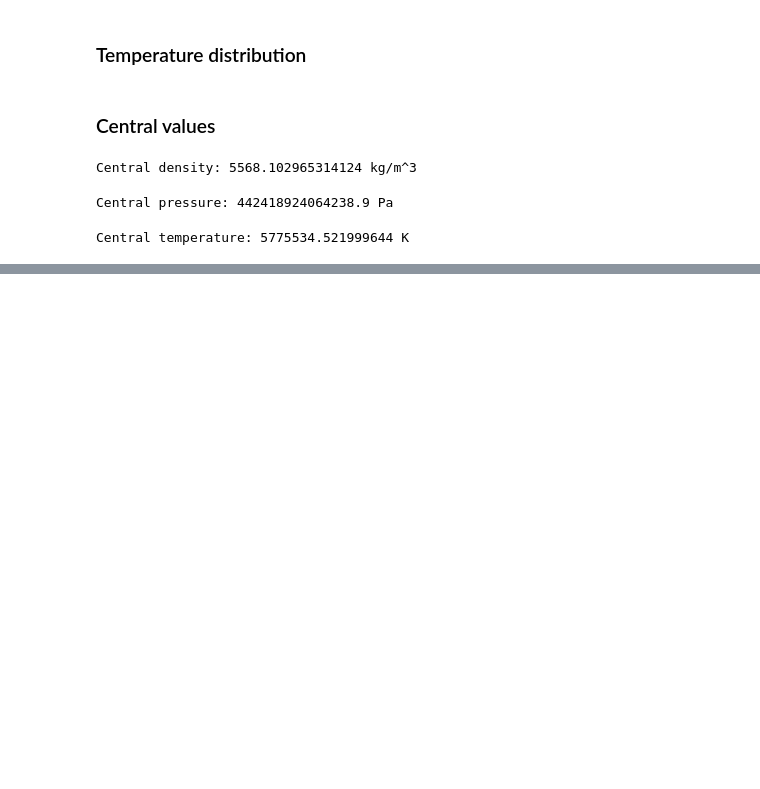
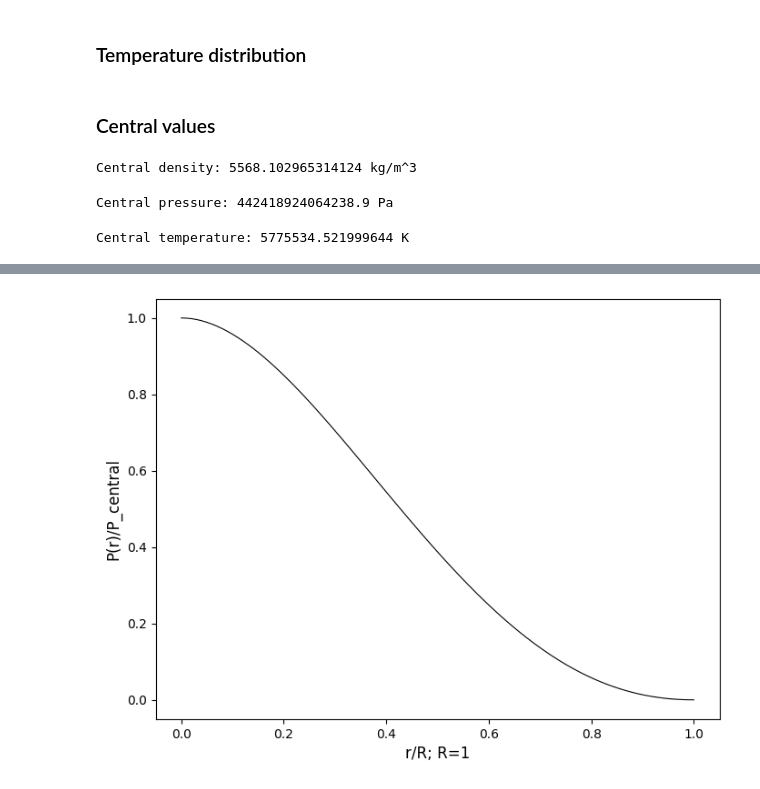
Before and after one commit to ASTR0MNSTR/univ_codes, a Jupyter notebook: 2025_2026/semester_02/inner_stars/zadanie/zad2.ipynb, the cells around one changed output, grey strips where cells are left out. Cells and saved outputs as stored; diff of their text form; code cells hidden in the pictures; blank space fills up the shorter version.

```diff
--- a/2025_2026/semester_02/inner_stars/zadanie/zad2.ipynb
+++ b/2025_2026/semester_02/inner_stars/zadanie/zad2.ipynb
@@ -64,0 +90,11 @@ Central temperature: 5775534.521999644 K
+# %%
+pressure = 1 - 24*x**2/5 + 28*x**3/5 - 9*x**4/5
+
+fig, ax = plt.subplots(figsize=(8, 6))
+ax.plot(x, pressure, lw=0.8, color='black')
+ax.set_xlabel('r/R; R=1', fontsize=12)
+ax.set_ylabel('P(r)/P_central', fontsize=12)
+
+plt.show()
+# %% [output]
+[figure, added]
```
Also changed, not shown: parts of 4 cells of this notebook.
